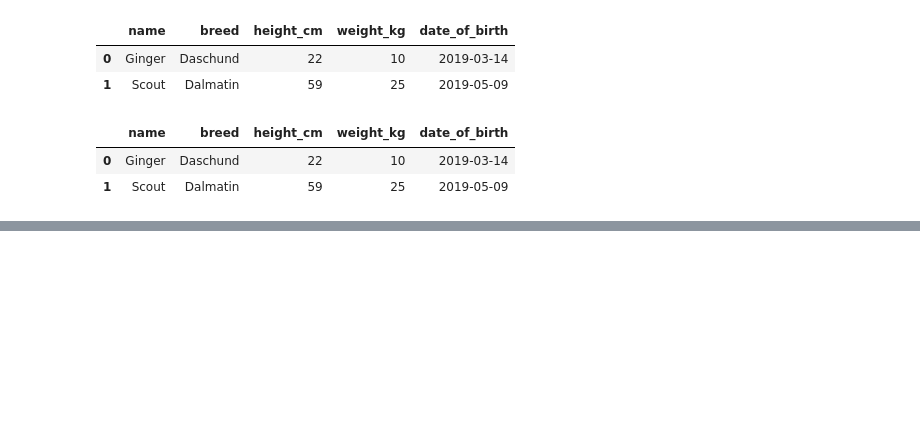
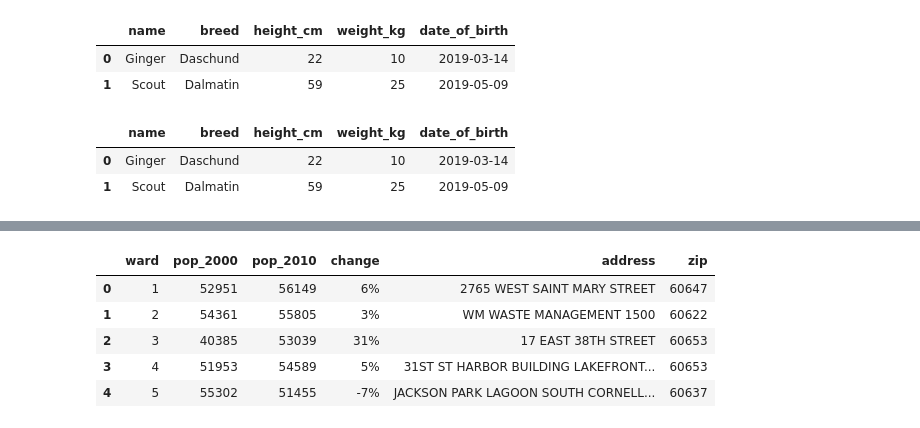
Before and after one commit to magannamazur/Codewars, a Jupyter notebook: DataCamp/d_pandas.ipynb, the cells around one changed output, grey strips where cells are left out. Drawn from its saved outputs; the diff is of its cells as text; code cells hidden in the pictures; blank space fills up the shorter version.

```diff
--- a/DataCamp/d_pandas.ipynb
+++ b/DataCamp/d_pandas.ipynb
@@ -919,0 +949,9 @@ new_dog2.to_csv("new_dog_with_BMI.csv")
+# %%
+census.head()
+# %% [output]
+|  | ward | pop_2000 | pop_2010 | change | address | zip |
+| 0 | 1 | 52951 | 56149 | 6% | 2765 WEST SAINT MARY STREET | 60647 |
+| 1 | 2 | 54361 | 55805 | 3% | WM WASTE MANAGEMENT 1500 | 60622 |
+| 2 | 3 | 40385 | 53039 | 31% | 17 EAST 38TH STREET | 60653 |
+| 3 | 4 | 51953 | 54589 | 5% | 31ST ST HARBOR BUILDING LAKEFRONT... | 60653 |
+| 4 | 5 | 55302 | 51455 | -7% | JACKSON PARK LAGOON SOUTH CORNELL... | 60637 |
```
Also changed, not shown: parts of 8 cells of this notebook.
